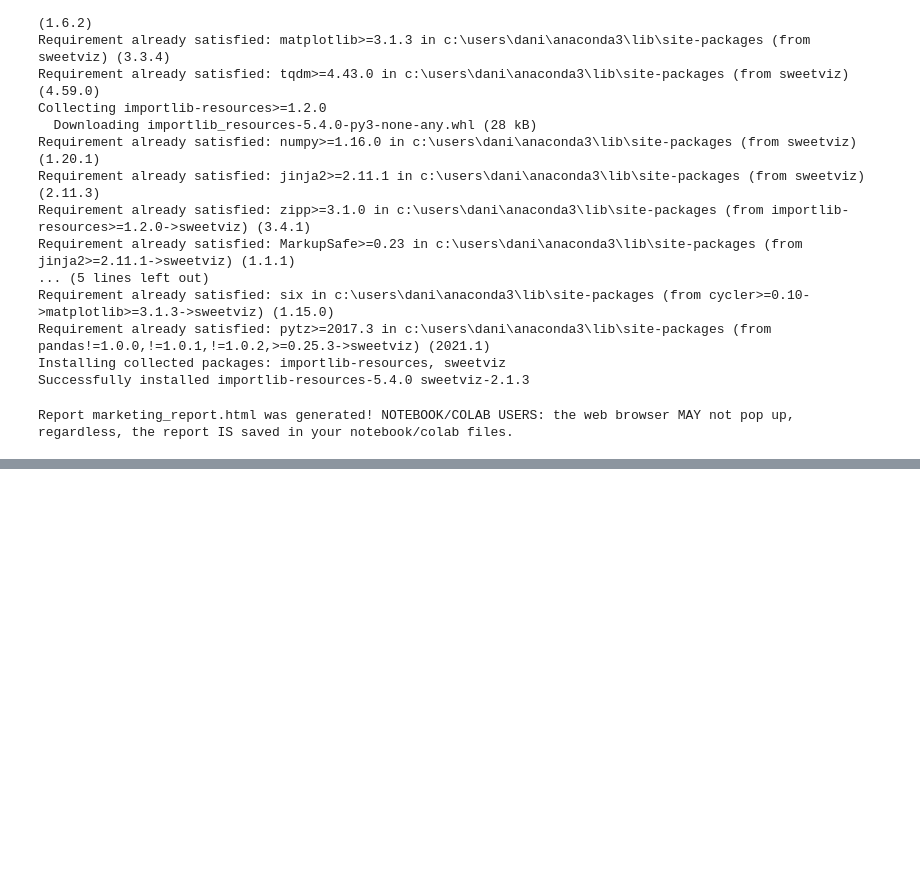
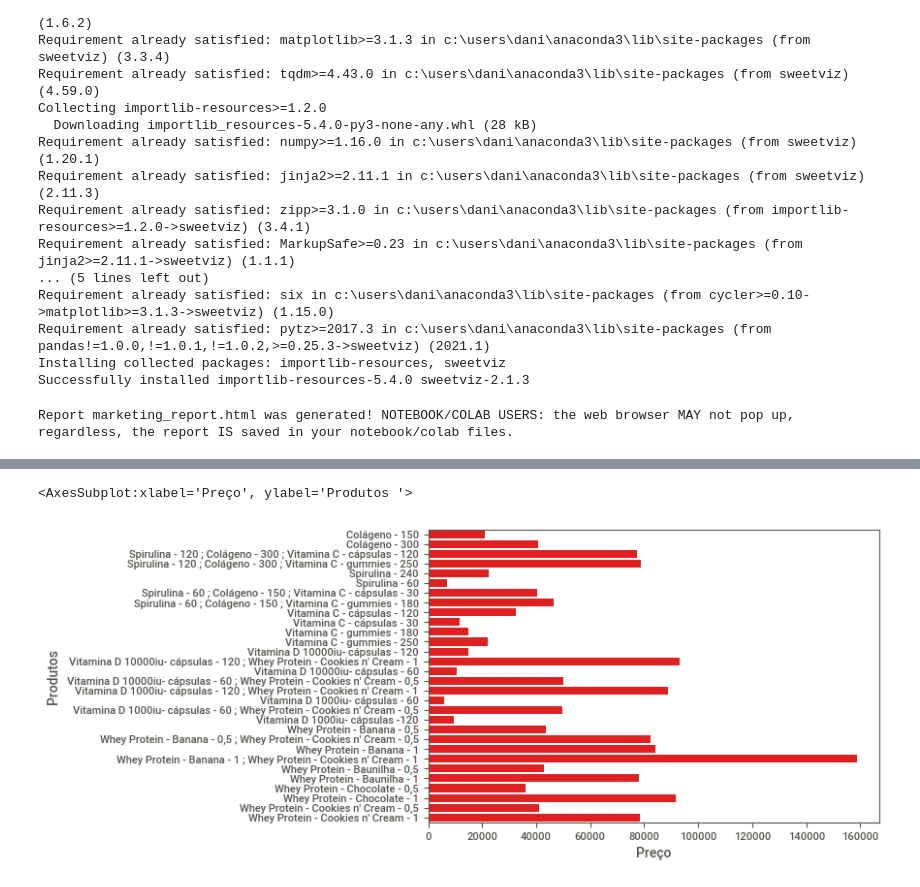
Before and after one commit to Guidolscr/MKT, a Jupyter notebook: Case 1 MKT.ipynb, the cells around one changed output, grey strips where cells are left out. Cells and saved outputs as stored; diff of their text form; code cells hidden in the pictures; blank space fills up the shorter version.

```diff
--- a/Case 1 MKT.ipynb
+++ b/Case 1 MKT.ipynb
@@ -216,0 +345,9 @@ Report marketing_report.html was generated! NOTEBOOK/COLAB USERS: the web browse
+# %%
+sns.barplot(
+    x = 'Preço',
+    y = tab1.index,
+    data = tab1,
+    color = 'r')
+# %% [output]
+<AxesSubplot:xlabel='Preço', ylabel='Produtos '>
+[figure, added]
```
Also changed, not shown: parts of 13 cells of this notebook.
